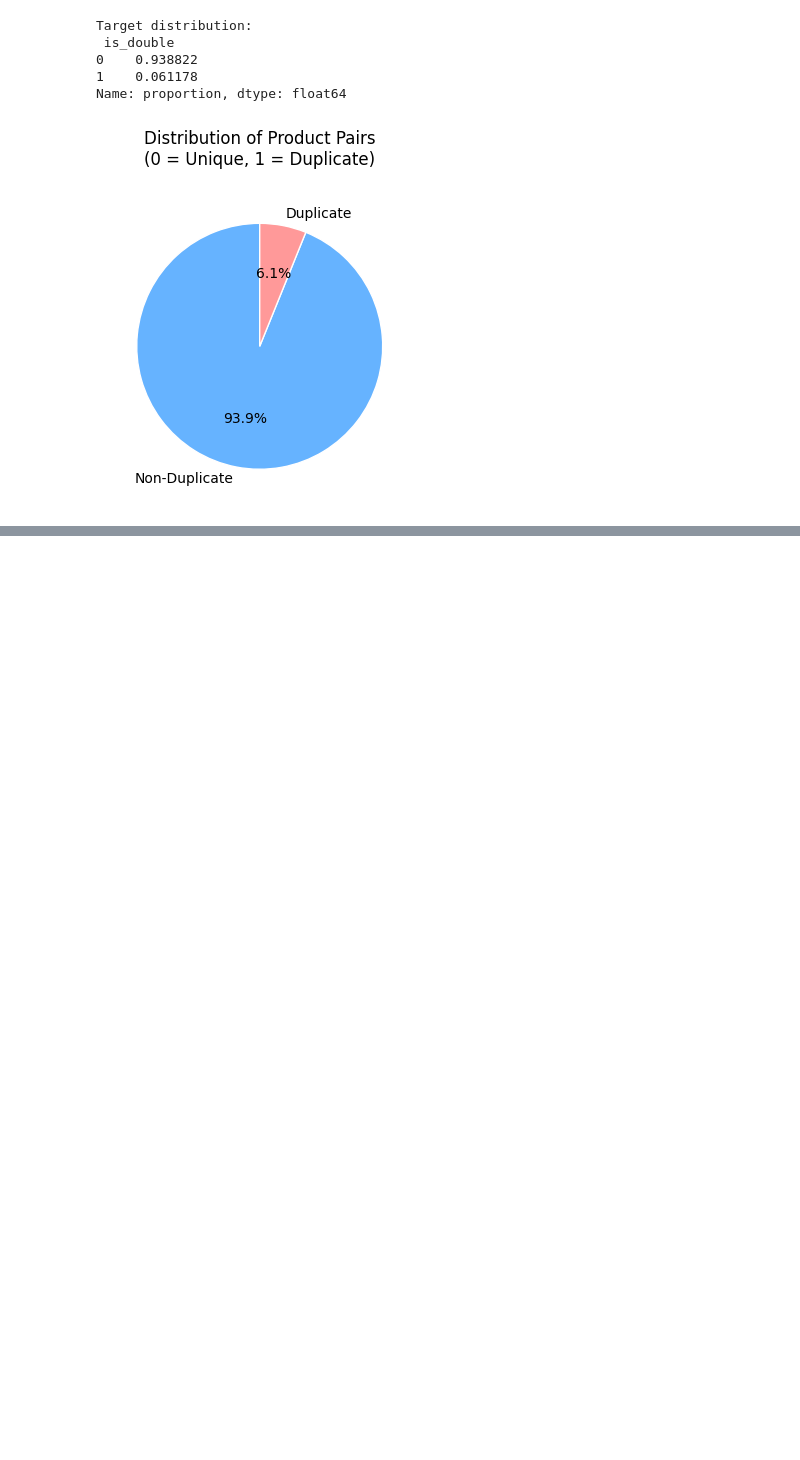
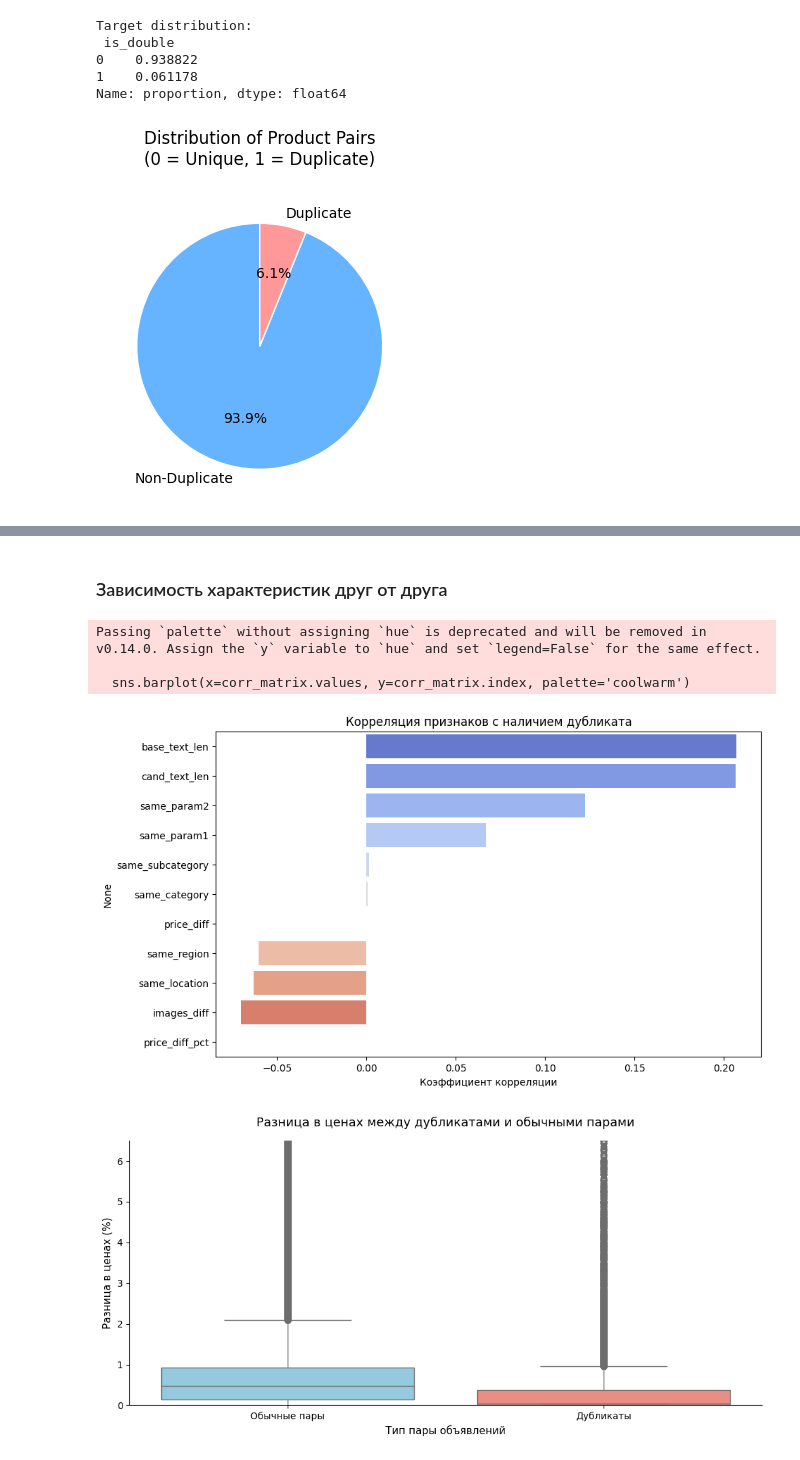
Before and after one commit to DzhamiliaFatkullina/AvitoDuplicateSearch, a Jupyter notebook: notebooks/01_eda_text_features.ipynb, the cells around one changed output, grey strips where cells are left out. Drawn from its saved outputs; the diff is of its cells as text; code cells hidden in the pictures; blank space fills up the shorter version.

```diff
--- a/notebooks/01_eda_text_features.ipynb
+++ b/notebooks/01_eda_text_features.ipynb
@@ -206,0 +382,66 @@ NameError: name 'TfidfVectorizer' is not defined
+# %% [markdown]
+### Зависимость характеристик друг от друга
+# %%
+# Создаем матрицу признаков
+features = pd.DataFrame({
+    'base_text_len': train_df['base_title'].str.len() + train_df['base_description'].str.len(),
+    'cand_text_len': train_df['cand_title'].str.len() + train_df['cand_description'].str.len(),
+    'price_diff': abs(train_df['base_price'] - train_df['cand_price']),
+    'price_diff_pct': abs(train_df['base_price'] - train_df['cand_price']) / train_df['base_price'],
+    'images_diff': abs(train_df['base_count_images'] - train_df['cand_count_images']),
+    'same_category': (train_df['base_category_name'] == train_df['cand_category_name']).astype(int),
+    'same_subcategory': (train_df['base_subcategory_name'] == train_df['cand_subcategory_name']).astype(int),
+    'same_param1': (train_df['base_param1'] == train_df['cand_param1']).astype(int),
+    'same_param2': (train_df['base_param2'] == train_df['cand_param2']).astype(int),
+    'same_location': train_df['is_same_location'].astype(int),
+    'same_region': train_df['is_same_region'].astype(int)
+})
+
+# Вычисляем корреляции
+corr_matrix = features.corrwith(train_df['is_double']).sort_values(ascending=False)
+
+plt.figure(figsize=(10, 6))
+sns.barplot(x=corr_matrix.values, y=corr_matrix.index, palette='coolwarm')
+plt.title('Корреляция признаков с наличием дубликата')
+plt.xlabel('Коэффициент корреляции')
+plt.show()
+
+plt.figure(figsize=(10, 5))
+
+# Создаем временный DataFrame для визуализации
+plot_data = pd.DataFrame({
+    'is_double': train_df['is_double'].astype(int).astype(str),  # Преобразуем в строку
+    'price_diff_pct': features['price_diff_pct']
+})
+
+# Упрощенный boxplot с явным указанием hue
+sns.boxplot(x='is_double',
+            y='price_diff_pct',
+            data=plot_data,
+            hue='is_double',  # Добавляем hue
+            palette={'0': "skyblue", '1': "salmon"},
+            legend=False)  # Отключаем легенду
+
+# Четкие подписи
+plt.title('Разница в ценах между дубликатами и обычными парами', pad=15, fontsize=13)
+plt.xlabel('Тип пары объявлений', fontsize=11)
+plt.ylabel('Разница в ценах (%)', fontsize=11)
+
+# Простые метки
+plt.xticks([0, 1],
+           ['Обычные пары',
+            'Дубликаты'])
+
+# Ограничиваем размах по оси Y для лучшей читаемости
+plt.ylim(0, plot_data['price_diff_pct'].quantile(0.95))
+
+# Чистое оформление
+sns.despine()
+plt.tight_layout()
+plt.show()
+# %% [output]
+Passing `palette` without assigning `hue` is deprecated and will be removed in v0.14.0. Assign the `y` variable to `hue` and set `legend=False` for the same effect.
+
+  sns.barplot(x=corr_matrix.values, y=corr_matrix.index, palette='coolwarm')
+[figure, added]
+[figure, added]
```
Also changed, not shown: parts of 19 cells of this notebook, 5 other files.
